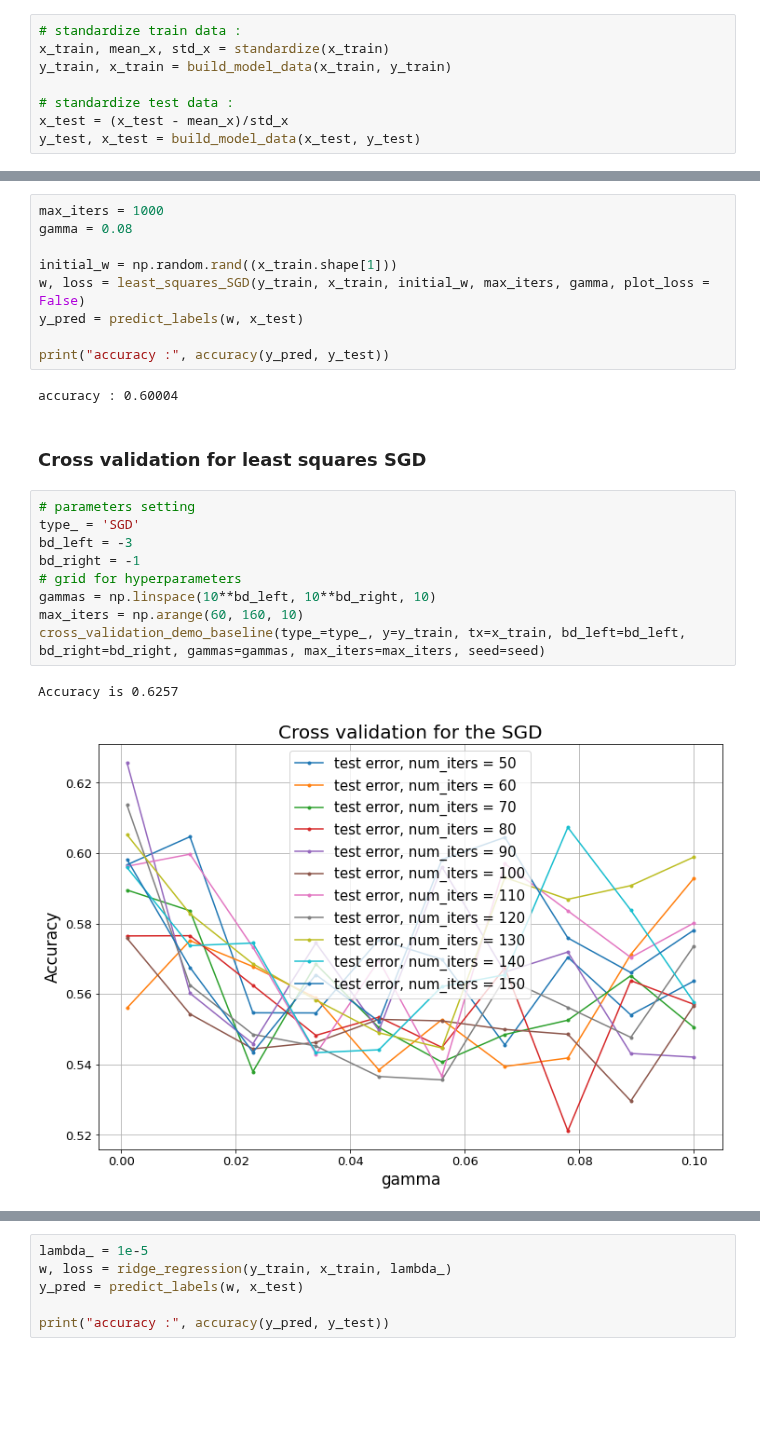
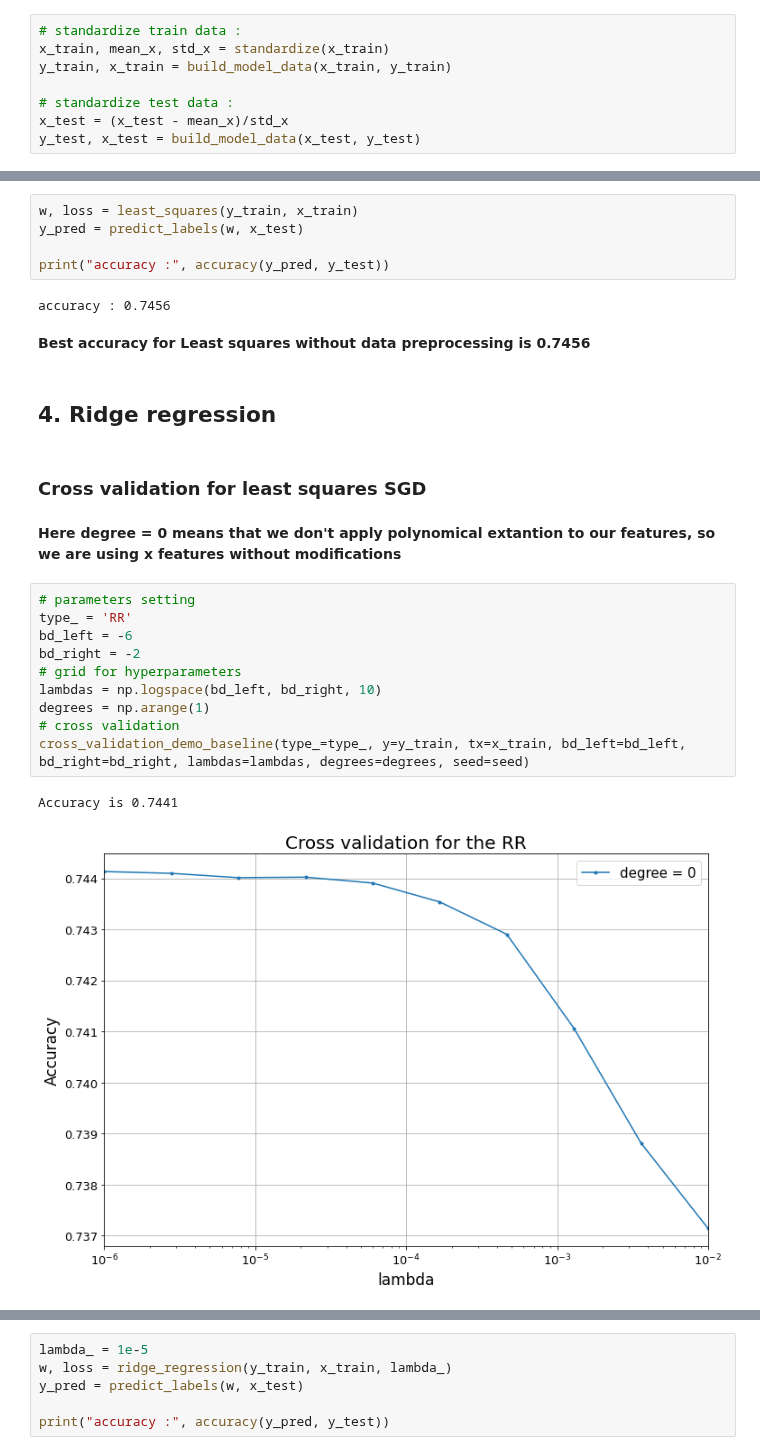
Before and after one commit to SonyaBlinova/ml-project-1-SES, a Jupyter notebook: project1_baseline.ipynb, the cells around one changed output, grey strips where cells are left out. Drawn from its saved outputs; the diff is of its cells as text; blank space fills up the shorter version.

Commit message:
dont execute project1_baseline, its fully ready now, just check the markdowns

```diff
--- a/project1_baseline.ipynb
+++ b/project1_baseline.ipynb
@@ -75,25 +114,28 @@ Best accutacy = 0.7470**
 # %%
-max_iters = 1000
-gamma = 0.08
-
-initial_w = np.random.rand((x_train.shape[1]))
-w, loss = least_squares_SGD(y_train, x_train, initial_w, max_iters, gamma, plot_loss = False)
+w, loss = least_squares(y_train, x_train)
 y_pred = predict_labels(w, x_test)
 
 print("accuracy :", accuracy(y_pred, y_test))
 # %% [output]
-accuracy : 0.60004
+accuracy : 0.7456
+# %% [markdown]
+**Best accuracy for Least squares without data preprocessing is 0.7456**
+# %% [markdown]
+## 4. Ridge regression
 # %% [markdown]
 ### Cross validation for least squares SGD
+# %% [markdown]
+**Here degree = 0 means that we don't apply polynomical extantion to our features, so we are using x features without modifications**
 # %%
 # parameters setting
-type_ = 'SGD'
-bd_left = -3
-bd_right = -1
+type_ = 'RR'
+bd_left = -6
+bd_right = -2
 # grid for hyperparameters
-gammas = np.linspace(10**bd_left, 10**bd_right, 10)
-max_iters = np.arange(60, 160, 10)
-cross_validation_demo_baseline(type_=type_, y=y_train, tx=x_train, bd_left=bd_left, bd_right=bd_right, gammas=gammas, max_iters=max_iters, seed=seed)
+lambdas = np.logspace(bd_left, bd_right, 10)
+degrees = np.arange(1)
+# cross validation
+cross_validation_demo_baseline(type_=type_, y=y_train, tx=x_train, bd_left=bd_left, bd_right=bd_right, lambdas=lambdas, degrees=degrees, seed=seed)
 # %% [output]
-Accuracy is 0.6257
+Accuracy is 0.7441
-[figure, old version]
+[figure, new version]
```
Also changed, not shown: parts of 48 cells of this notebook, 6 other files.
